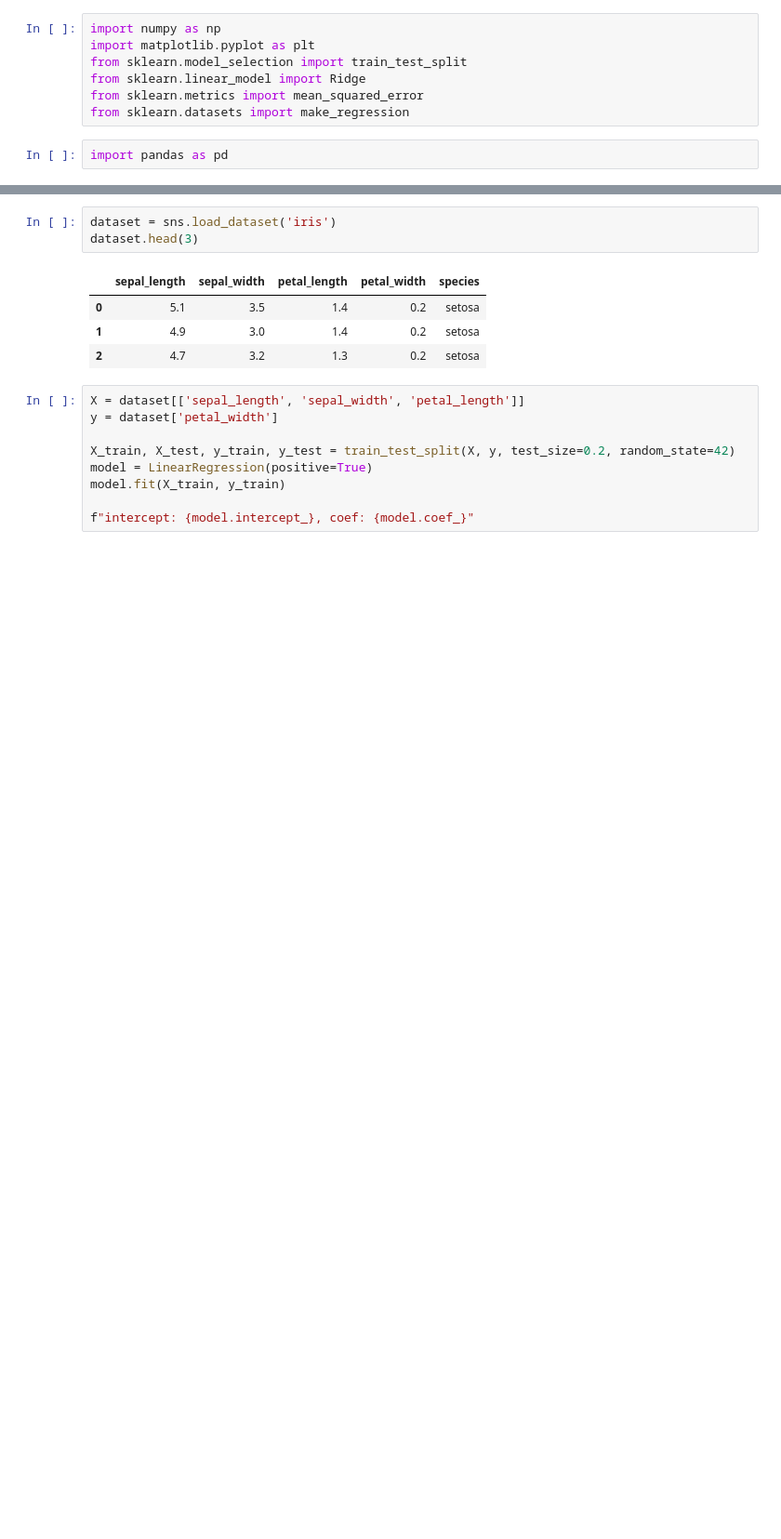
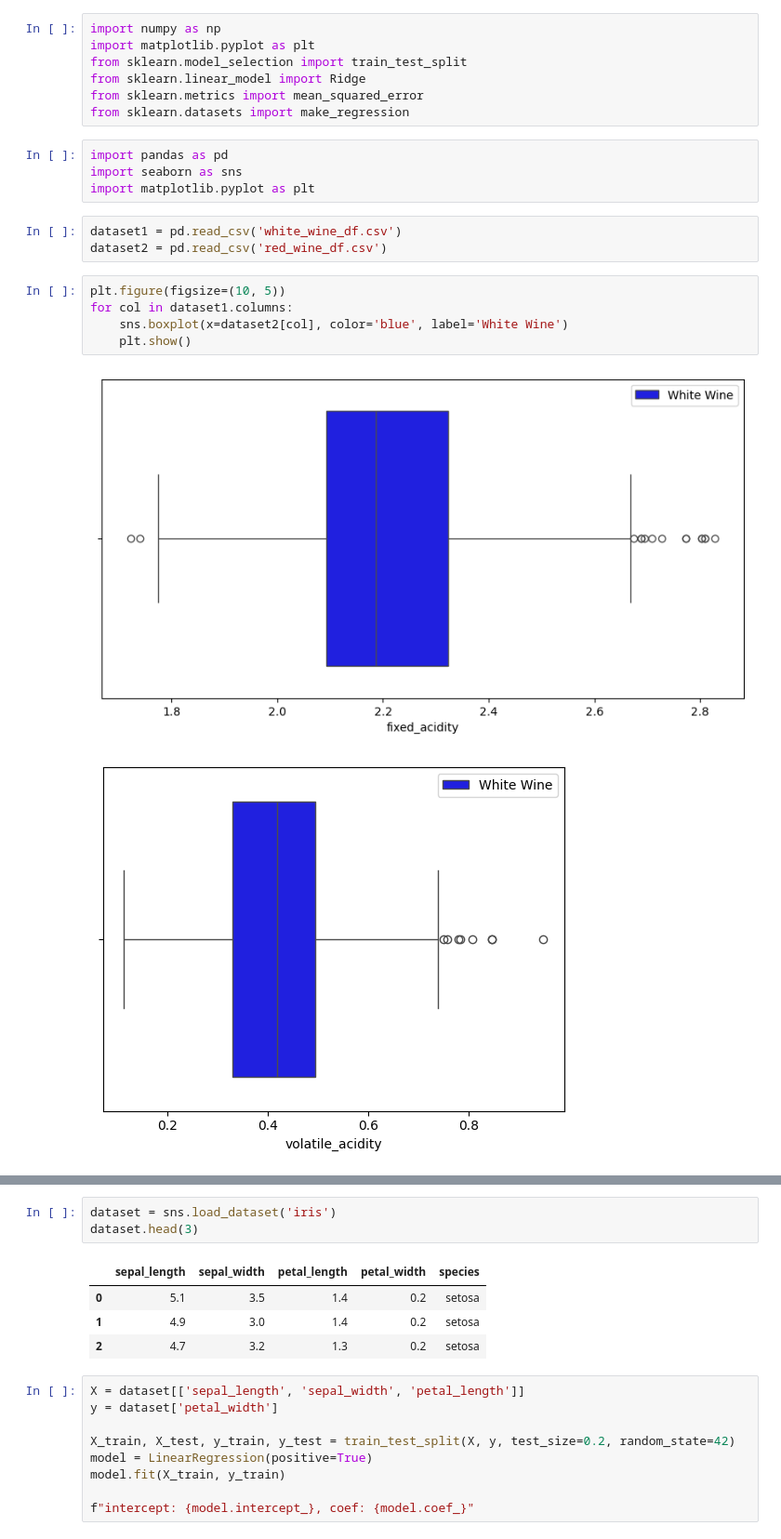
Before and after one commit to b3rian/Data_Science, a Jupyter notebook: machine learning.ipynb, the cells around one changed output, grey strips where cells are left out. Shown: that part at 93% size. Drawn from its saved outputs; the diff is of its cells as text; blank space fills up the shorter version.

```diff
--- a/machine learning.ipynb
+++ b/machine learning.ipynb
@@ -7,3 +7,16 @@ from sklearn.metrics import mean_squared_error
 from sklearn.datasets import make_regression
 # %%
 import pandas as pd
+import seaborn as sns
+import matplotlib.pyplot as plt
+# %%
+dataset1 = pd.read_csv('white_wine_df.csv')
+dataset2 = pd.read_csv('red_wine_df.csv')
+# %%
+plt.figure(figsize=(10, 5))
+for col in dataset1.columns:
+    sns.boxplot(x=dataset2[col], color='blue', label='White Wine')
+    plt.show()
+# %% [output]
+[figure, added]
+[figure, added]
```
Also changed, not shown: parts of 1 cell of this notebook.
